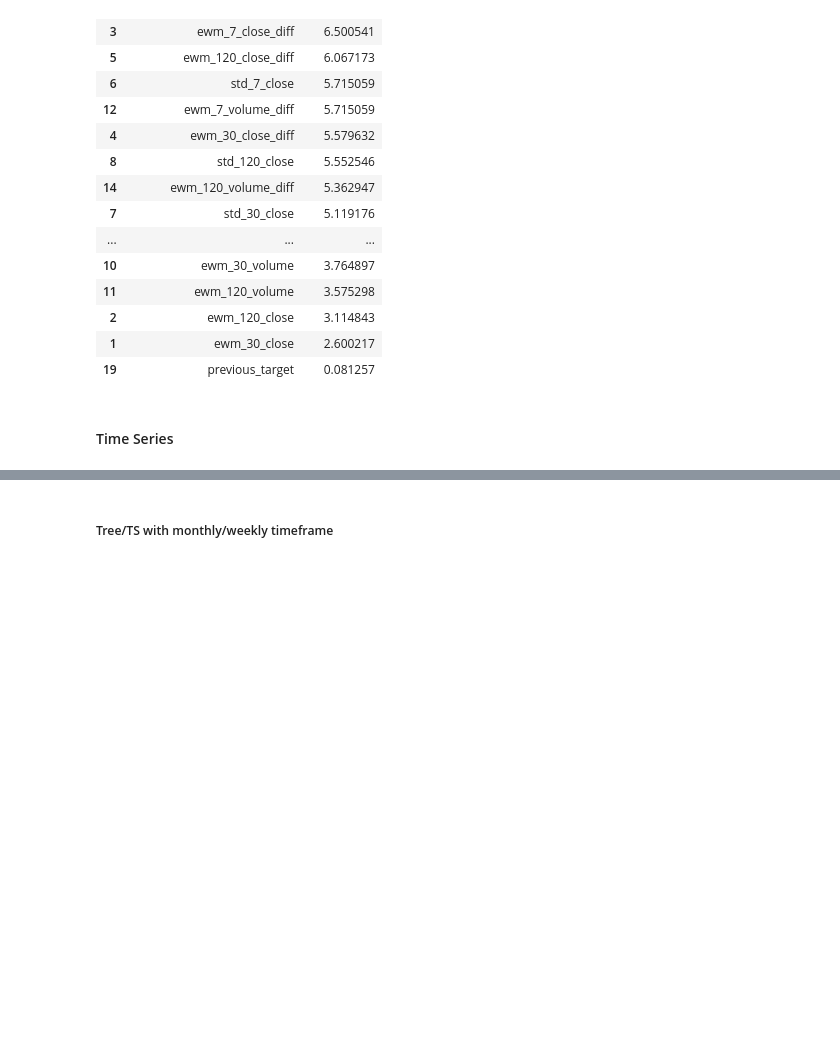
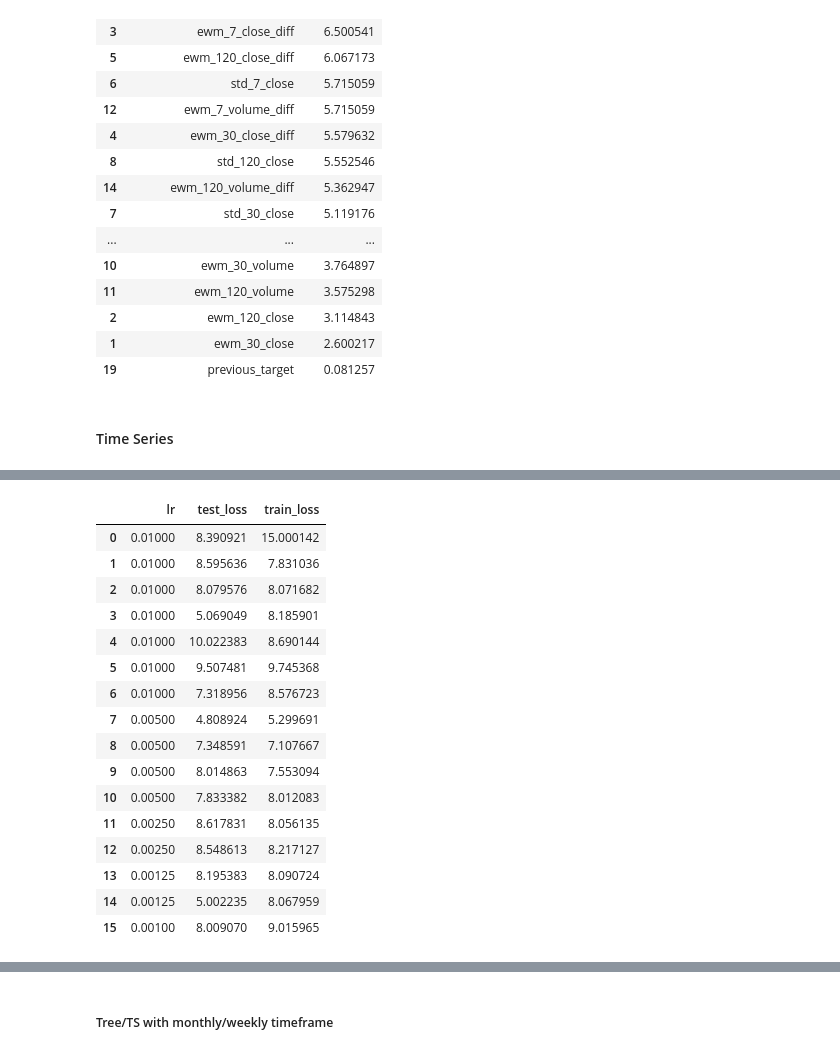
Before and after one commit to faizanahemad/data-science-utils, a Jupyter notebook: data_science_utils/financial/Stock Analysis.ipynb, the cells around one changed output, grey strips where cells are left out. Drawn from its saved outputs; the diff is of its cells as text; code cells hidden in the pictures; blank space fills up the shorter version.

Commit message:
LSTM for stock prediction

```diff
--- a/data_science_utils/financial/Stock Analysis.ipynb
+++ b/data_science_utils/financial/Stock Analysis.ipynb
@@ -1389,0 +1430,2 @@ all_prices_df = {acc:accumulator[acc]['past_prices']['all_past_prices'][["close"
+# %%
+accumulator=get_all_company_from_mf("MSB1174")
@@ -1622,6 +1694,7 @@ def create_dataset(df_all, features, target="target", look_back=10):
     gb_groups = gb.groups
 
     for group in gb_groups:
+
         df = gb.get_group(group)
         datasetX = df[features].values
         datasetY = df[target].values
@@ -1634,6 +1707,8 @@ def create_dataset(df_all, features, target="target", look_back=10):
         a = datasetX[i:(i + look_back), :]
         dataX.append(a)
         dataY.append(False)
+
+
     X = np.array(dataX)
     Y = np.array(dataY)
     return X, Y
@@ -1663,7 +1738,7 @@ class CustomModel:
 def get_trained_model(X_train, y_train, X_test, y_test, features, look_back, layers, learning_rate, loss, batch_size,
                       outer_epochs):
     model = Sequential()
-    #K.set_learning_phase(1)
+    K.set_learning_phase(1)
     for i in range(len(layers)):
         layer = layers[i]
         has_more_layers = i < len(layers) - 1
@@ -1683,15 +1758,14 @@ def get_trained_model(X_train, y_train, X_test, y_test, features, look_back, lay
     model.add(Dense(1, use_bias=False))
     from keras import optimizers
     adam = optimizers.Adam(lr=learning_rate, clipnorm=1., beta_1=0.9, beta_2=0.99, epsilon=1e-06, decay=0.0)
-    model.compile(loss=loss, optimizer="adam")
+    model.compile(loss=loss, optimizer=adam)
     log('INFO', 'Successfully compiled model for current mini batch ')
-    es = EarlyStopping(monitor='val_loss', min_delta=0.001, patience=4, verbose=0, mode='auto')
-    reduce_lr = ReduceLROnPlateau(monitor='val_loss', factor=0.4, patience=1, min_lr=0.001,epsilon=0.001)
+    es = EarlyStopping(monitor='val_loss', min_delta=0.001, patience=8, verbose=0, mode='auto')
+    reduce_lr = ReduceLROnPlateau(monitor='val_loss', factor=0.5, patience=2, min_lr=0.001,epsilon=0.001)
     terminate_on_nan = TerminateOnNaN()
 
     history = model.fit(X_train, y_train, epochs=outer_epochs, batch_size=batch_size, validation_data=(X_test, y_test),
-                        verbose=0, shuffle=False, callbacks=[terminate_on_nan])
-    print(history.history)
-    print(pd.DataFrame({"train_loss": history.history['loss'], "test_loss": history.history['val_loss']}))
+                        verbose=0, shuffle=False, callbacks=[terminate_on_nan,es,reduce_lr])
+    display(pd.DataFrame({"train_loss": history.history['loss'], "test_loss": history.history['val_loss'],"lr":history.history['lr']}))
     log('INFO', 'Successfully trained model for current mini batch ')
     return model
@@ -1707,0 +1859,13 @@ y_test = y[-ts:]
+# %%
+nifty_five_years = None
+date_five_years = pd.to_datetime("01-01-2013")
+for symbol in nifty_symbols:
+    df = all_prices_df[symbol]
+    df = df[df.index>date_five_years]
+    df['name'] = symbol
+    if nifty_five_years is None:
+        nifty_five_years = df
+    else:
+        nifty_five_years = pd.concat((df,nifty_five_years))
+nifty_five_years[['previous_target','target','target_up_down','previous_target_up_down']].fillna(False,inplace=True)
+nifty_five_years[['previous_target','target','target_up_down','previous_target_up_down']] = nifty_five_years[['previous_target','target','target_up_down','previous_target_up_down']].astype(bool)
@@ -1707,0 +2038,15 @@ y_test = y[-ts:]
+# %%
+layers = [{'units': 100, 'stateful': False, 'activity_regularizer': regularizers.l1(0.005), 'bias_regularizer': None,
+           'recurrent_regularizer': None, 'kernel_regularizer': regularizers.l2(0.005), 'recurrent_dropout': 0.2,
+           'dropout': 0.2}]
+
+
+learning_rate = 0.01
+model = get_trained_model(X_train, y_train, X_test, y_test, features, look_back, layers,
+                  learning_rate,loss='binary_crossentropy', batch_size=512, outer_epochs=25)
+cmodel = CustomModel(model, 10)
+
+cp = cmodel.predict(X_test)
+predictions = cp[0]
+deviations = cp[1]
+# %% [output]
@@ -1707,0 +2054,17 @@ y_test = y[-ts:]
+|  | lr | test_loss | train_loss |
+| 0 | 0.01000 | 8.390921 | 15.000142 |
+| 1 | 0.01000 | 8.595636 | 7.831036 |
+| 2 | 0.01000 | 8.079576 | 8.071682 |
+| 3 | 0.01000 | 5.069049 | 8.185901 |
+| 4 | 0.01000 | 10.022383 | 8.690144 |
+| 5 | 0.01000 | 9.507481 | 9.745368 |
+| 6 | 0.01000 | 7.318956 | 8.576723 |
+| 7 | 0.00500 | 4.808924 | 5.299691 |
+| 8 | 0.00500 | 7.348591 | 7.107667 |
+| 9 | 0.00500 | 8.014863 | 7.553094 |
+| 10 | 0.00500 | 7.833382 | 8.012083 |
+| 11 | 0.00250 | 8.617831 | 8.056135 |
+| 12 | 0.00250 | 8.548613 | 8.217127 |
+| 13 | 0.00125 | 8.195383 | 8.090724 |
+| 14 | 0.00125 | 5.002235 | 8.067959 |
+| 15 | 0.00100 | 8.009070 | 9.015965 |
```
Also changed, not shown: parts of 34 cells of this notebook, 1 other file.
